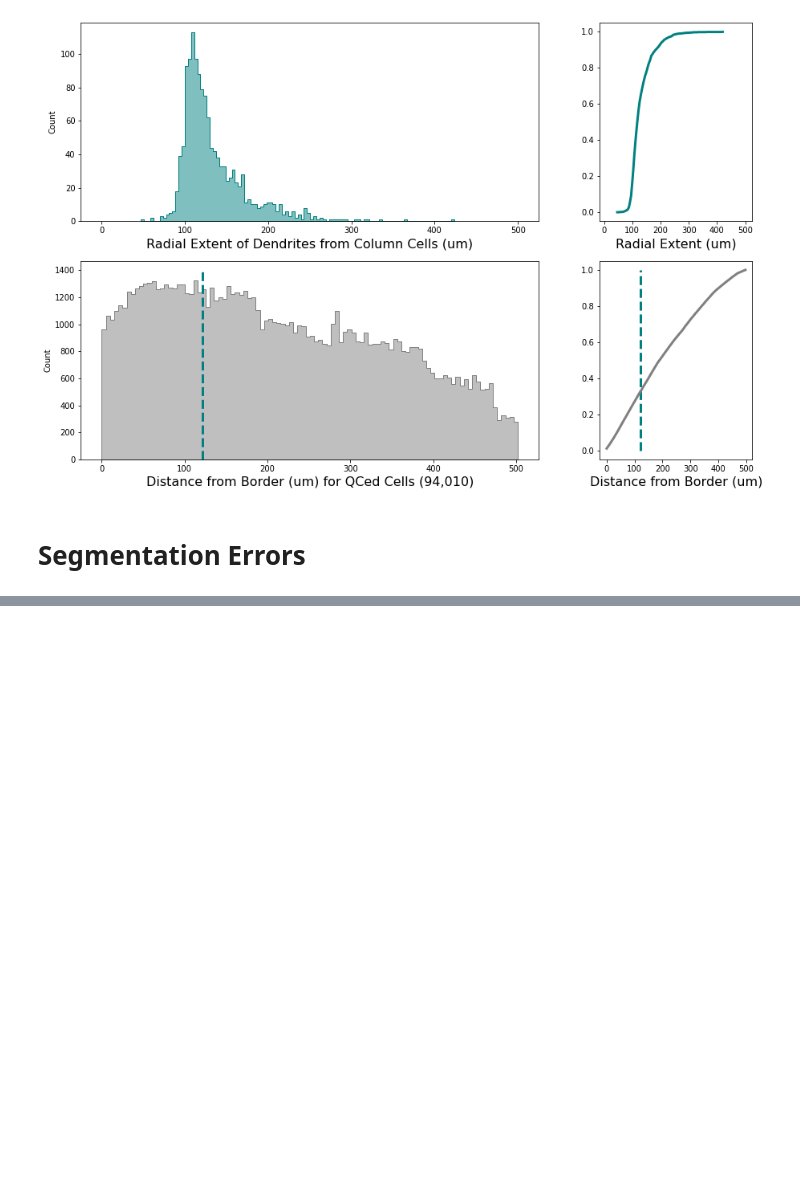
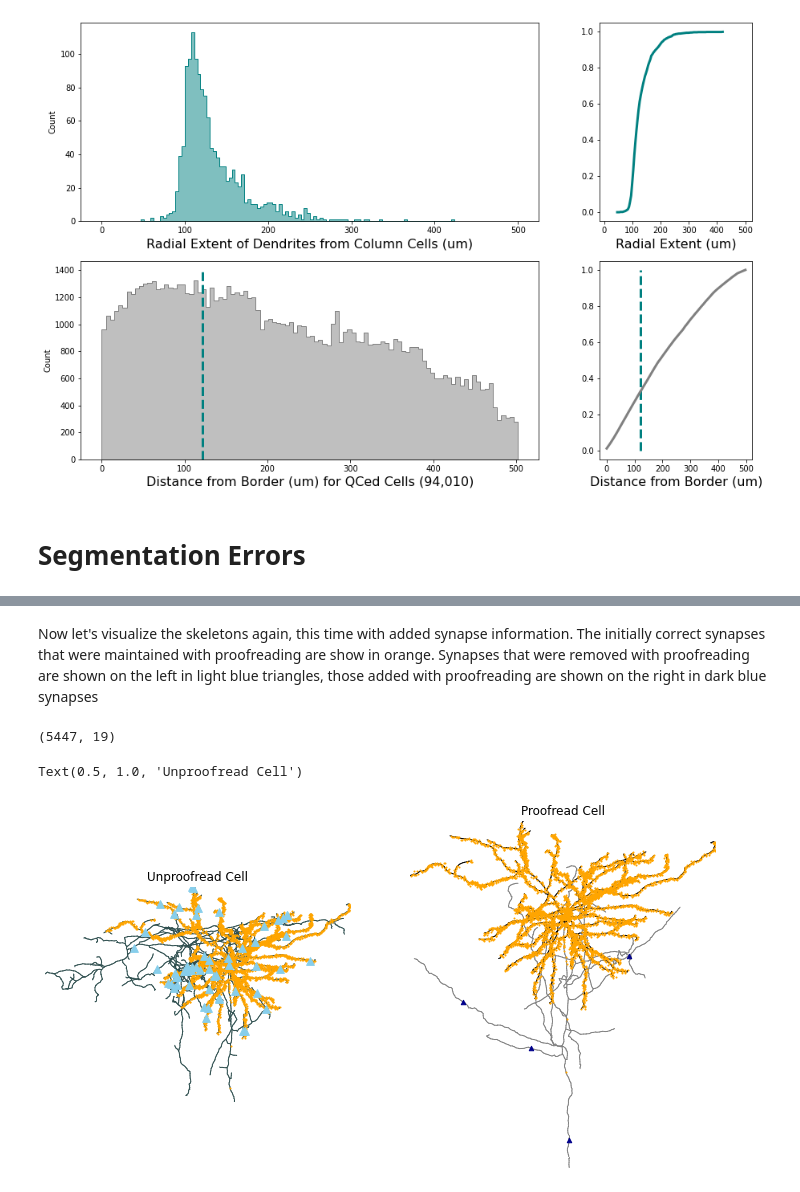
Before and after one commit to lelabbady/Perisomatic_Based_CellTyping, a Jupyter notebook: tutorials/Cell_Truncation_Fig1-2.ipynb, the cells around one changed output, grey strips where cells are left out. Drawn from its saved outputs; the diff is of its cells as text; code cells hidden in the pictures; blank space fills up the shorter version.

```diff
--- a/tutorials/Cell_Truncation_Fig1-2.ipynb
+++ b/tutorials/Cell_Truncation_Fig1-2.ipynb
@@ -176,0 +325,68 @@ plt.show()
+# %%
+new_roots = client.chunkedgraph.get_latest_roots(old_id, timestamp=timestamp_661)
+all_old_in_syn_df = client.materialize.synapse_query(post_ids=new_roots, timestamp=timestamp_661,
+                                                     desired_resolution=[1,1,1], split_positions=True)
+
+
+all_old_in_syn_df['post_pt_root_id']= client.chunkedgraph.get_roots(all_old_in_syn_df.post_pt_supervoxel_id.values,
+                                                                    timestamp=old_timestamp)
+
+# filter this list where post_pt_root_id ==old_id
+all_old_in_syn_df=all_old_in_syn_df[all_old_in_syn_df.post_pt_root_id==old_id]
+
+#mark the is_correct column of all_old_in_syn_df with True if the synapse id can be found in new_in_df
+all_old_in_syn_df['is_correct']=all_old_in_syn_df.id.isin(new_in_df.id.values)
+
+# mark the is_correct column of new_in_df with True if the synapse id can be found in old_in_df
+new_in_df['is_correct'] = new_in_df.id.isin(all_old_in_syn_df.id.values)
+# %% [markdown]
+Now let's visualize the skeletons again, this time with added synapse information. The initially correct synapses that were maintained with proofreading are show in orange. Synapses that were removed with proofreading are shown on the left in light blue triangles, those added with proofreading are shown on the right in dark blue synapses
+# %%
+f, ax = plt.subplots(1,2,figsize=(12,12))
+skelplot.plot_tools.plot_skel(
+    new_mw.skeleton,
+    ax=ax[1],
+    #pull_radius=True,
+    plot_soma=True,
+    soma_size=50,
+    skel_colors=axon_color,
+    invert_y=True,
+    skel_color_map = {2: 'gray', 1: 'black'}
+)
+correct_syn = new_in_df[new_in_df.is_correct]
+incorrect_syn = new_in_df[~new_in_df.is_correct]
+incorrect_syn=incorrect_syn[incorrect_syn.pre_pt_root_id!=incorrect_syn.post_pt_root_id]
+
+#scatterplot of the maintained correct synapses in orange
+ax[1].scatter(correct_syn.post_pt_position_x.values, correct_syn.post_pt_position_y.values, s=1, c='orange', zorder=9)
+#scatterplot of the newly added synapses in dark blue triangles
+ax[1].scatter(incorrect_syn.post_pt_position_x.values, incorrect_syn.post_pt_position_y.values, s=20, c='darkblue', marker='^', zorder=9)
+# turn off the axis
+ax[1].axis('off')
+ax[1].set_title('Proofread Cell')
+
+skelplot.plot_tools.plot_skel(
+    old_mw.skeleton,
+    ax=ax[0],
+    #pull_radius=True,
+    plot_soma=True,
+    soma_size=50,
+    invert_y=True,
+    skel_color_map = {2: 'gray', 1: 'black'}
+)
+# turn off the ax
+correct_syn = all_old_in_syn_df[all_old_in_syn_df.is_correct]
+incorrect_syn = all_old_in_syn_df[~all_old_in_syn_df.is_correct]
+incorrect_syn=incorrect_syn[incorrect_syn.pre_pt_root_id!=incorrect_syn.post_pt_root_id]
+print(correct_syn.shape)
+# add a scatter plot of initially correct synapses in orange
+ax[0].scatter(correct_syn.post_pt_position_x.values, correct_syn.post_pt_position_y.values, s=1, c='orange', zorder=9)
+# add a scatter plot of the removed incorrect synapses in blue triangles
+ax[0].scatter(incorrect_syn.post_pt_position_x.values, incorrect_syn.post_pt_position_y.values, s=60, c='skyblue', marker='^', zorder=9)
+# turn of the axis
+ax[0].axis('off')
+ax[0].set_title('Unproofread Cell')
+# %% [output]
+(5447, 19)
+Text(0.5, 1.0, 'Unproofread Cell')
+[figure, added]
```
Also changed, not shown: parts of 20 cells of this notebook, 2 other files.
